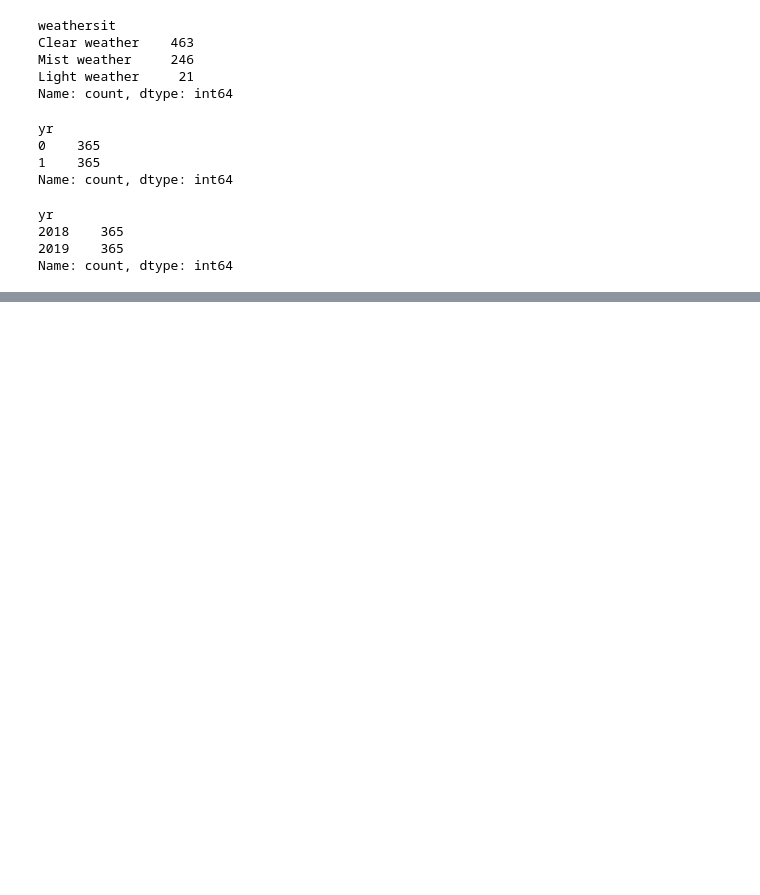
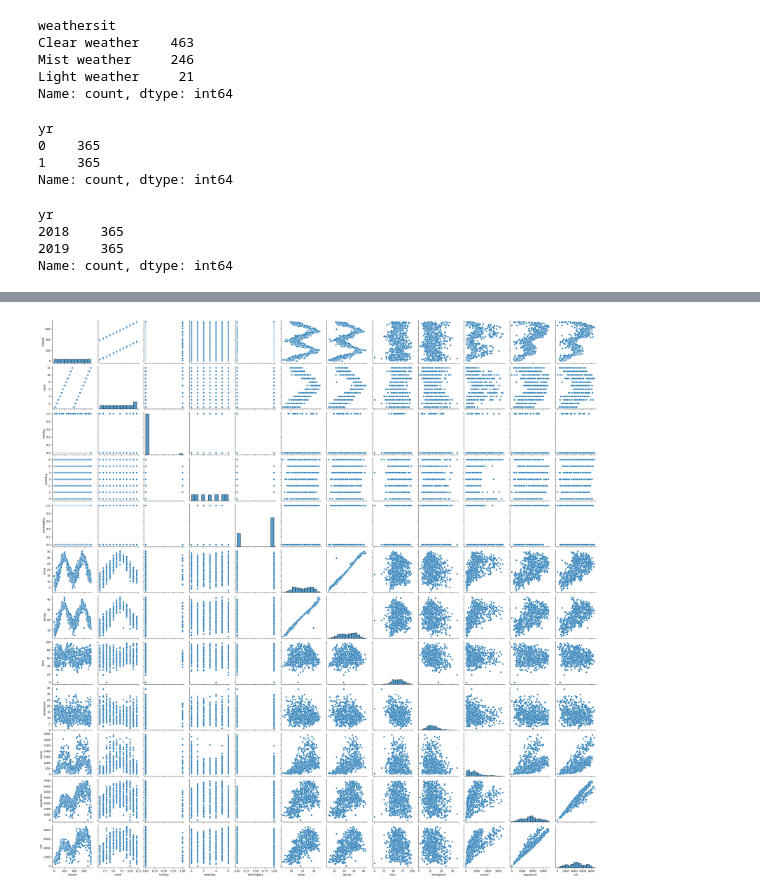
Before and after one commit to mohakp/bikeDemandLinReg, a Jupyter notebook: Mohak Purushottam Pingle.ipynb, the cells around one changed output, grey strips where cells are left out. Saved outputs shown, nothing was run; the diff lists cells and outputs as text; code cells hidden in the pictures; blank space fills up the shorter version.

Commit message:
Data visualization
For numerical variables, used pairplot to visualize
the data,
and for categorical variables used box plots

```diff
--- a/Mohak Purushottam Pingle.ipynb
+++ b/Mohak Purushottam Pingle.ipynb
@@ -126,0 +146,5 @@ Name: count, dtype: int64
+# %%
+sns.pairplot(day)
+plt.show()
+# %% [output]
+[figure, added]
```
Also changed, not shown: parts of 3 cells of this notebook.
